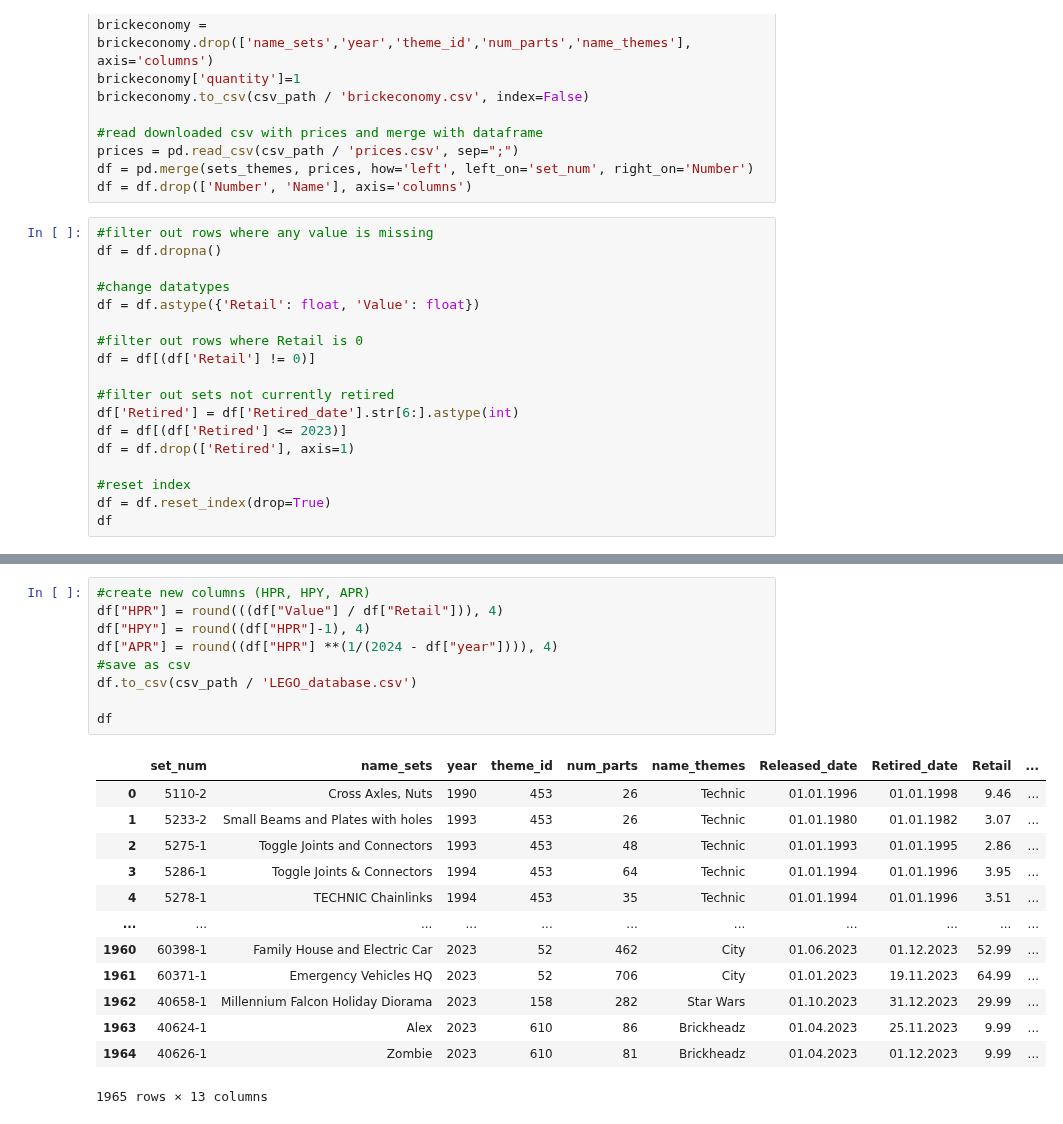
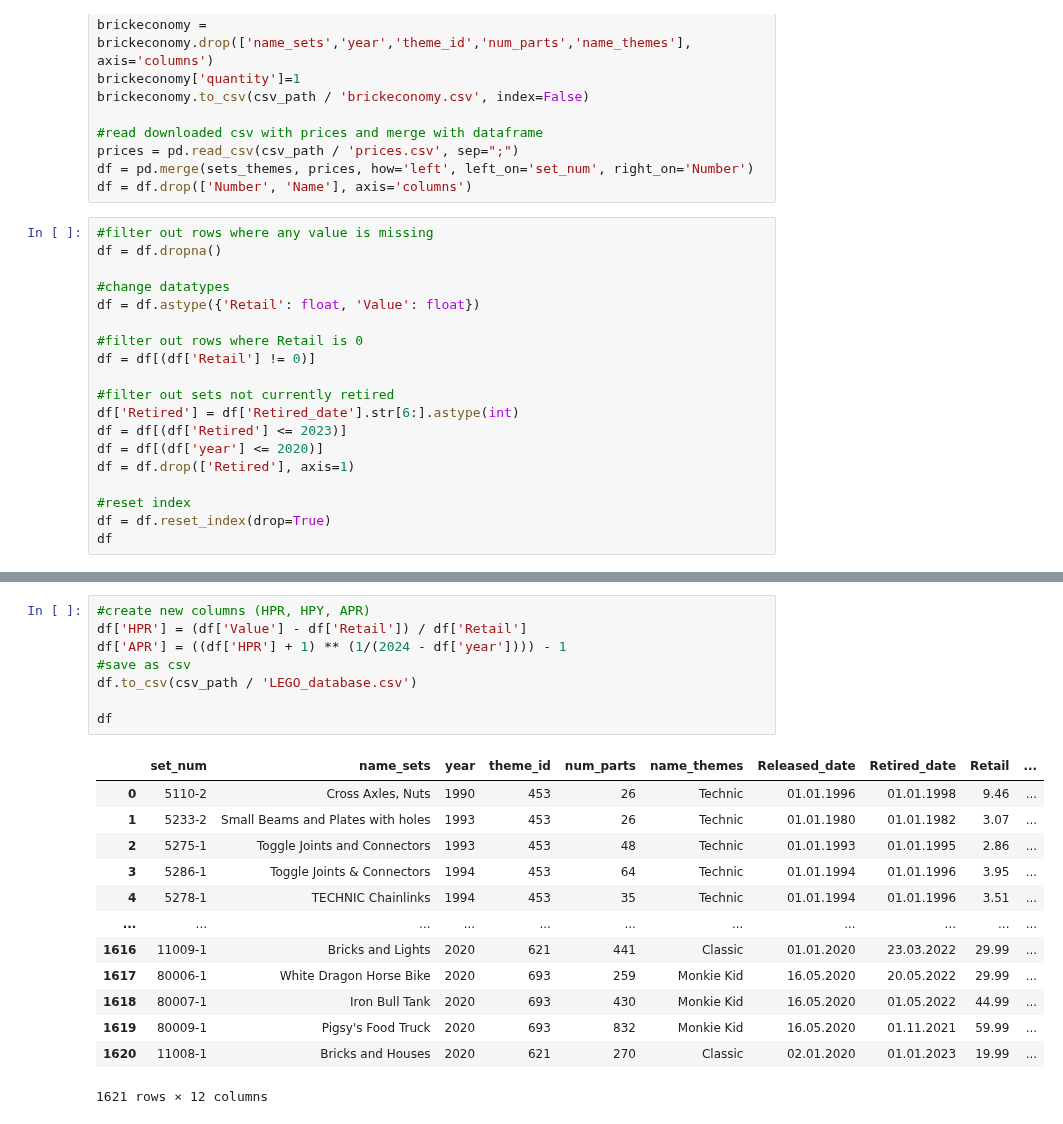
Before and after one commit to dawidgrabarczyk/lego-investment-analysis, a Jupyter notebook: Dataframe_1.ipynb, the cells around one changed output, grey strips where cells are left out. Saved outputs shown, nothing was run; the diff lists cells and outputs as text.

```diff
--- a/Dataframe_1.ipynb
+++ b/Dataframe_1.ipynb
@@ -166,6 +174,7 @@ df = df[(df['Retail'] != 0)]
 #filter out sets not currently retired
 df['Retired'] = df['Retired_date'].str[6:].astype(int)
 df = df[(df['Retired'] <= 2023)]
+df = df[(df['year'] <= 2020)]
 df = df.drop(['Retired'], axis=1)
 
 #reset index
@@ -188,26 +199,25 @@ df
 # %%
 #create new columns (HPR, HPY, APR)
-df["HPR"] = round(((df["Value"] / df["Retail"])), 4)
-df["HPY"] = round((df["HPR"]-1), 4)
-df["APR"] = round((df["HPR"] **(1/(2024 - df["year"]))), 4)
+df['HPR'] = (df['Value'] - df['Retail']) / df['Retail']
+df['APR'] = ((df['HPR'] + 1) ** (1/(2024 - df['year']))) - 1
 #save as csv
 df.to_csv(csv_path / 'LEGO_database.csv')
 
 df
 # %% [output]
 |  | set_num | name_sets | year | theme_id | num_parts | name_themes | Released_date | Retired_date | Retail | ... |
 | 0 | 5110-2 | Cross Axles, Nuts | 1990 | 453 | 26 | Technic | 01.01.1996 | 01.01.1998 | 9.46 | ... |
 | 1 | 5233-2 | Small Beams and Plates with holes | 1993 | 453 | 26 | Technic | 01.01.1980 | 01.01.1982 | 3.07 | ... |
 | 2 | 5275-1 | Toggle Joints and Connectors | 1993 | 453 | 48 | Technic | 01.01.1993 | 01.01.1995 | 2.86 | ... |
 | 3 | 5286-1 | Toggle Joints & Connectors | 1994 | 453 | 64 | Technic | 01.01.1994 | 01.01.1996 | 3.95 | ... |
 | 4 | 5278-1 | TECHNIC Chainlinks | 1994 | 453 | 35 | Technic | 01.01.1994 | 01.01.1996 | 3.51 | ... |
 | ... | ... | ... | ... | ... | ... | ... | ... | ... | ... | ... |
-| 1960 | 60398-1 | Family House and Electric Car | 2023 | 52 | 462 | City | 01.06.2023 | 01.12.2023 | 52.99 | ... |
-| 1961 | 60371-1 | Emergency Vehicles HQ | 2023 | 52 | 706 | City | 01.01.2023 | 19.11.2023 | 64.99 | ... |
-| 1962 | 40658-1 | Millennium Falcon Holiday Diorama | 2023 | 158 | 282 | Star Wars | 01.10.2023 | 31.12.2023 | 29.99 | ... |
-| 1963 | 40624-1 | Alex | 2023 | 610 | 86 | Brickheadz | 01.04.2023 | 25.11.2023 | 9.99 | ... |
-| 1964 | 40626-1 | Zombie | 2023 | 610 | 81 | Brickheadz | 01.04.2023 | 01.12.2023 | 9.99 | ... |
+| 1616 | 11009-1 | Bricks and Lights | 2020 | 621 | 441 | Classic | 01.01.2020 | 23.03.2022 | 29.99 | ... |
+| 1617 | 80006-1 | White Dragon Horse Bike | 2020 | 693 | 259 | Monkie Kid | 16.05.2020 | 20.05.2022 | 29.99 | ... |
+| 1618 | 80007-1 | Iron Bull Tank | 2020 | 693 | 430 | Monkie Kid | 16.05.2020 | 01.05.2022 | 44.99 | ... |
+| 1619 | 80009-1 | Pigsy's Food Truck | 2020 | 693 | 832 | Monkie Kid | 16.05.2020 | 01.11.2021 | 59.99 | ... |
+| 1620 | 11008-1 | Bricks and Houses | 2020 | 621 | 270 | Classic | 02.01.2020 | 01.01.2023 | 19.99 | ... |
-1965 rows × 13 columns
+1621 rows × 12 columns
 # %%
 #average APR per year
 APR_yearly = df.groupby("year").mean('APR')
```
Also changed, not shown: parts of 14 cells of this notebook, 11 other files.
